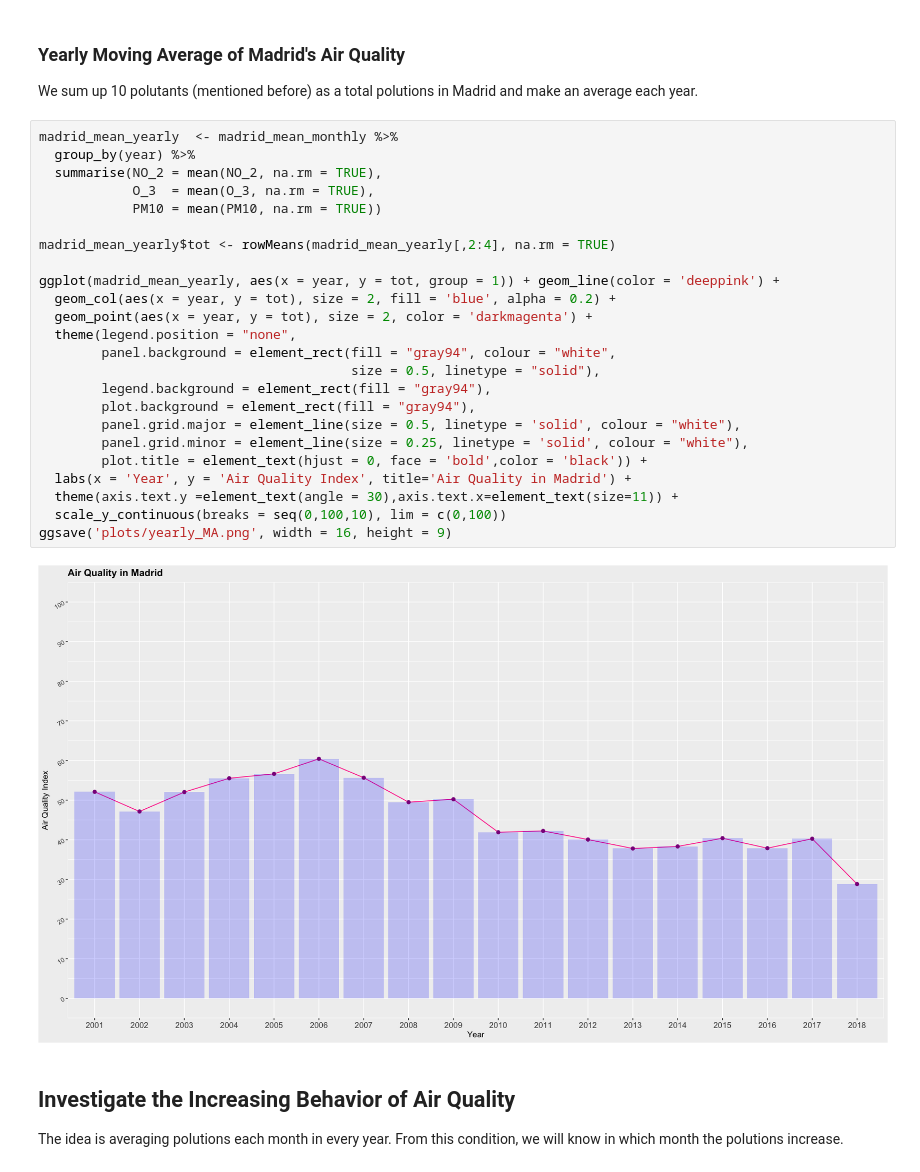
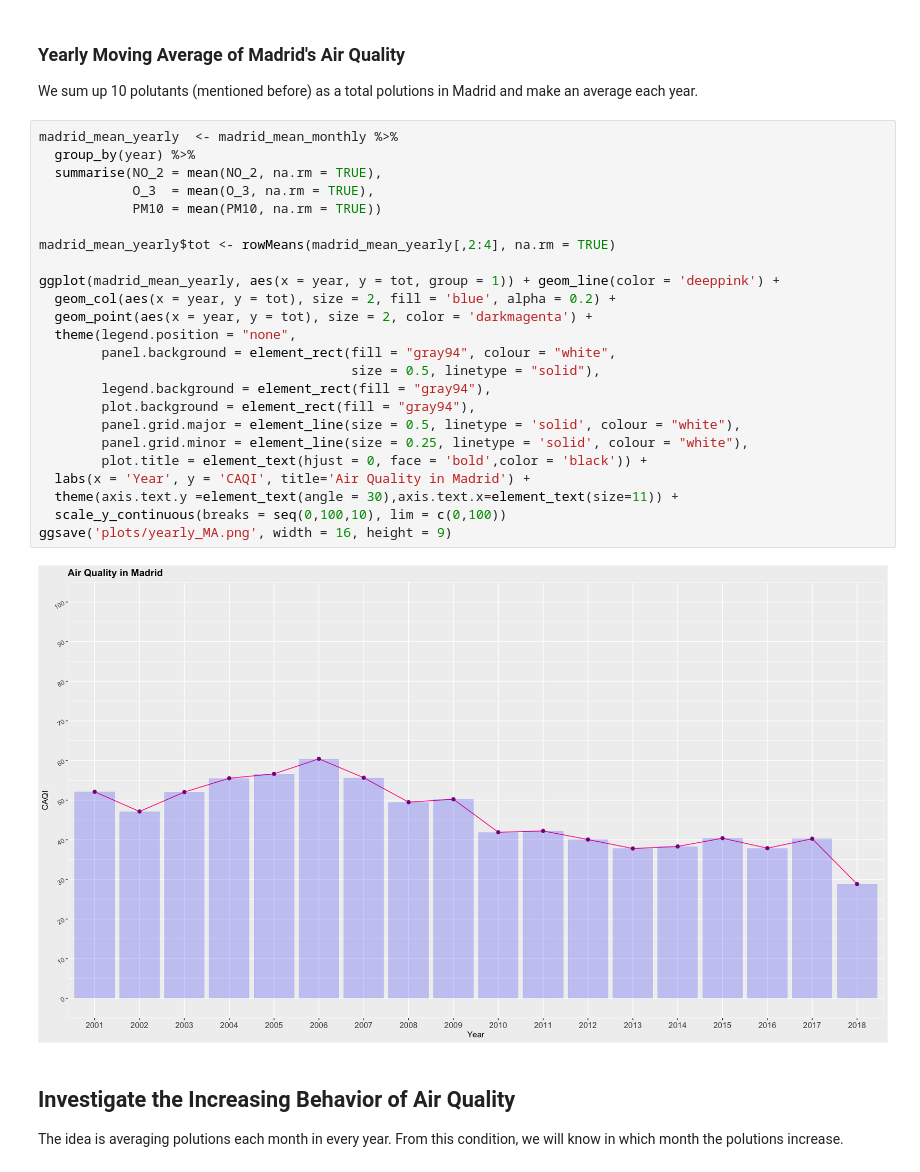
Before and after one commit to buu-nguyen/PIB3-MadridAirQuality, a Jupyter notebook: Madrid-Air-Quality.ipynb, the cells around one changed output. Cells and saved outputs as stored; diff of their text form.

```diff
--- a/Madrid-Air-Quality.ipynb
+++ b/Madrid-Air-Quality.ipynb
@@ -118,29 +103,29 @@ We sum up 10 polutants (mentioned before) as a total polutions in Madrid and mak
 # %%
 madrid_mean_yearly  <- madrid_mean_monthly %>%
   group_by(year) %>%
   summarise(NO_2 = mean(NO_2, na.rm = TRUE),
             O_3  = mean(O_3, na.rm = TRUE),
             PM10 = mean(PM10, na.rm = TRUE))
 
 madrid_mean_yearly$tot <- rowMeans(madrid_mean_yearly[,2:4], na.rm = TRUE)
 
 ggplot(madrid_mean_yearly, aes(x = year, y = tot, group = 1)) + geom_line(color = 'deeppink') +
   geom_col(aes(x = year, y = tot), size = 2, fill = 'blue', alpha = 0.2) +
   geom_point(aes(x = year, y = tot), size = 2, color = 'darkmagenta') +
   theme(legend.position = "none",
         panel.background = element_rect(fill = "gray94", colour = "white",
                                         size = 0.5, linetype = "solid"),
         legend.background = element_rect(fill = "gray94"),
         plot.background = element_rect(fill = "gray94"),
         panel.grid.major = element_line(size = 0.5, linetype = 'solid', colour = "white"),
         panel.grid.minor = element_line(size = 0.25, linetype = 'solid', colour = "white"),
         plot.title = element_text(hjust = 0, face = 'bold',color = 'black')) +
-  labs(x = 'Year', y = 'Air Quality Index', title='Air Quality in Madrid') +
+  labs(x = 'Year', y = 'CAQI', title='Air Quality in Madrid') +
   theme(axis.text.y =element_text(angle = 30),axis.text.x=element_text(size=11)) +
   scale_y_continuous(breaks = seq(0,100,10), lim = c(0,100))
 ggsave('plots/yearly_MA.png', width = 16, height = 9)
 # %% [output]
-[figure, old version]
+[figure, new version]
 # %% [markdown]
 ## Investigate the Increasing Behavior of Air Quality
 
```
Also changed, not shown: parts of 5 cells of this notebook, 5 other files.
